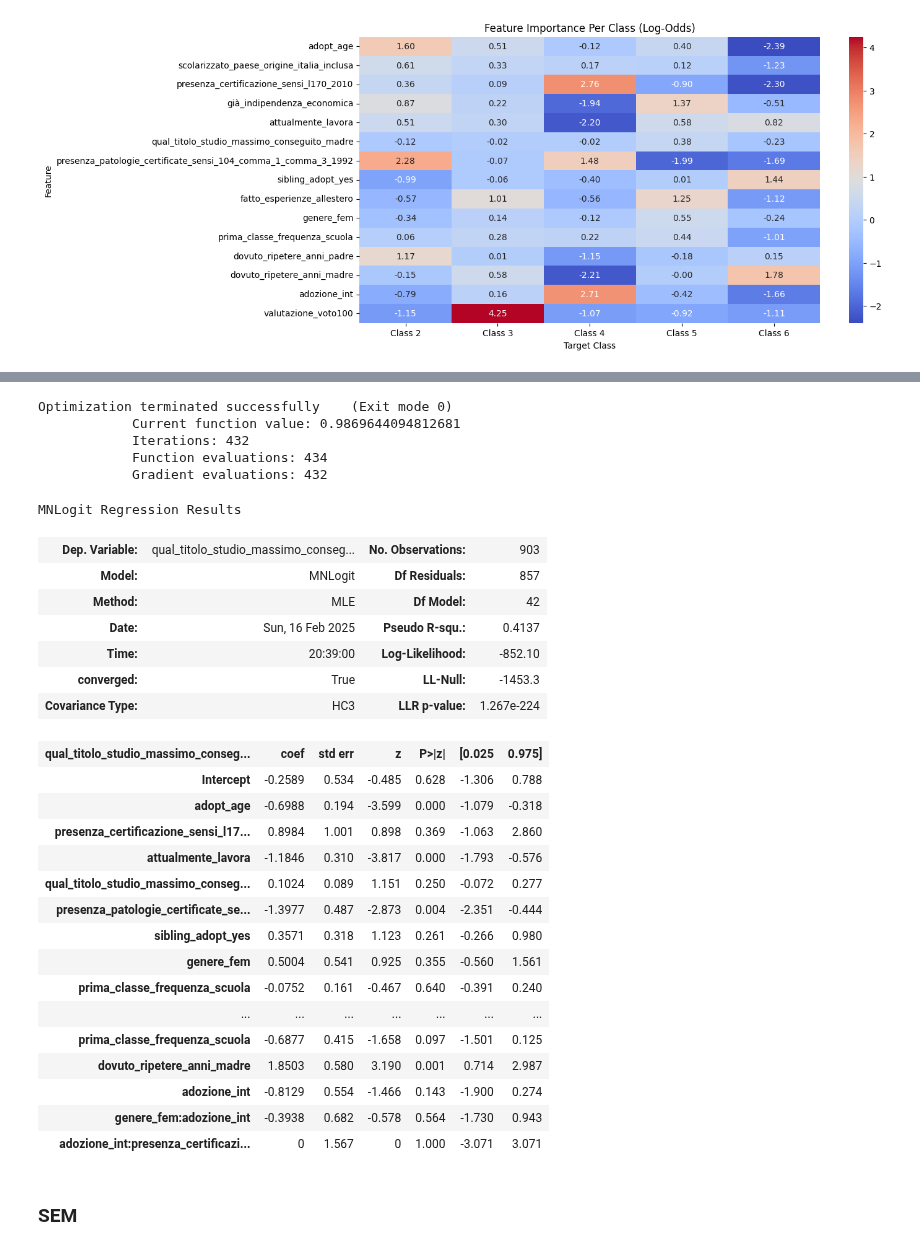
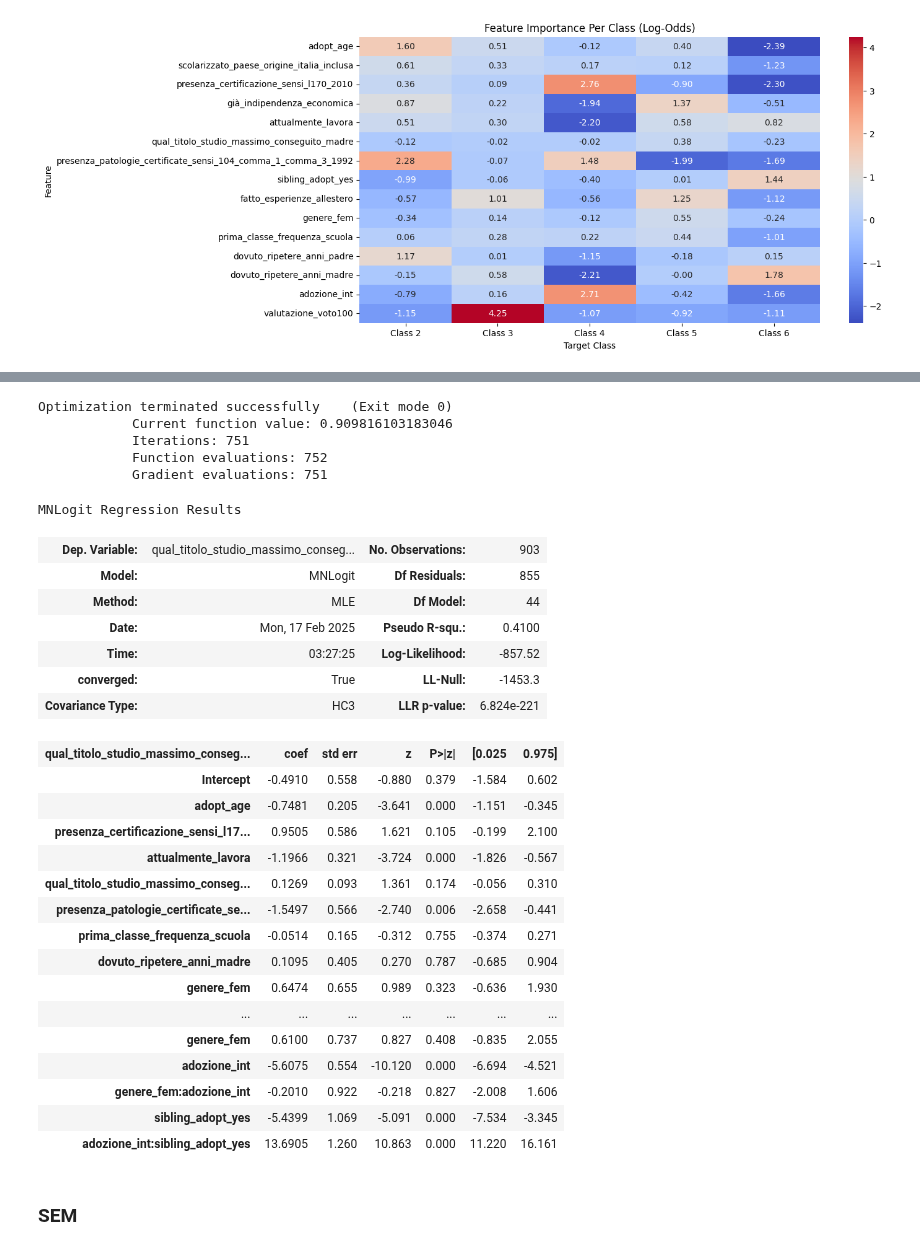
Before and after one commit to arina19-2000/unimi, a Jupyter notebook: tesi/adult_dataset.ipynb, the cells around one changed output, grey strips where cells are left out. Drawn from its saved outputs; the diff is of its cells as text; code cells hidden in the pictures.

```diff
--- a/tesi/adult_dataset.ipynb
+++ b/tesi/adult_dataset.ipynb
@@ -771,49 +808,46 @@ MNLogit Regression Results
 # %%
 model_eqn = "qual_titolo_studio_massimo_conseguito ~ " + " + ".join([
     "adopt_age",
     "presenza_certificazione_sensi_l170_2010",
     "attualmente_lavora",
     "qual_titolo_studio_massimo_conseguito_madre",
     "presenza_patologie_certificate_sensi_104_comma_1_comma_3_1992",
-    "sibling_adopt_yes",
-    "genere_fem",
     "prima_classe_frequenza_scuola",
     "dovuto_ripetere_anni_madre",
-    "adozione_int",
     "genere_fem * adozione_int",
-    "adozione_int * presenza_certificazione_sensi_l170_2010"
+    "adozione_int * sibling_adopt_yes"
 ])
 model = sm.MNLogit.from_formula(model_eqn, resampled_df).fit_regularized(
-    method="l1", alpha=0.5, maxiter=18000, cov_type="HC3"
+    method="l1", alpha=0.1, maxiter=18000, cov_type="HC3"
 )
 model.summary()
 # %% [output]
 Optimization terminated successfully    (Exit mode 0)
-            Current function value: 0.9869644094812681
-            Iterations: 432
-            Function evaluations: 434
-            Gradient evaluations: 432
+            Current function value: 0.909816103183046
+            Iterations: 751
+            Function evaluations: 752
+            Gradient evaluations: 751
 MNLogit Regression Results
 | Dep. Variable: | qual_titolo_studio_massimo_conseg... | No. Observations: | 903 |
-| Model: | MNLogit | Df Residuals: | 857 |
-| Method: | MLE | Df Model: | 42 |
-| Date: | Sun, 16 Feb 2025 | Pseudo R-squ.: | 0.4137 |
-| Time: | 20:39:00 | Log-Likelihood: | -852.10 |
+| Model: | MNLogit | Df Residuals: | 855 |
+| Method: | MLE | Df Model: | 44 |
+| Date: | Mon, 17 Feb 2025 | Pseudo R-squ.: | 0.4100 |
+| Time: | 03:27:25 | Log-Likelihood: | -857.52 |
 | converged: | True | LL-Null: | -1453.3 |
-| Covariance Type: | HC3 | LLR p-value: | 1.267e-224 |
+| Covariance Type: | HC3 | LLR p-value: | 6.824e-221 |
 | qual_titolo_studio_massimo_conseg... | coef | std err | z | P>|z| | [0.025 | 0.975] |
-| Intercept | -0.2589 | 0.534 | -0.485 | 0.628 | -1.306 | 0.788 |
-| adopt_age | -0.6988 | 0.194 | -3.599 | 0.000 | -1.079 | -0.318 |
-| presenza_certificazione_sensi_l17... | 0.8984 | 1.001 | 0.898 | 0.369 | -1.063 | 2.860 |
-| attualmente_lavora | -1.1846 | 0.310 | -3.817 | 0.000 | -1.793 | -0.576 |
-| qual_titolo_studio_massimo_conseg... | 0.1024 | 0.089 | 1.151 | 0.250 | -0.072 | 0.277 |
-| presenza_patologie_certificate_se... | -1.3977 | 0.487 | -2.873 | 0.004 | -2.351 | -0.444 |
-| sibling_adopt_yes | 0.3571 | 0.318 | 1.123 | 0.261 | -0.266 | 0.980 |
-| genere_fem | 0.5004 | 0.541 | 0.925 | 0.355 | -0.560 | 1.561 |
-| prima_classe_frequenza_scuola | -0.0752 | 0.161 | -0.467 | 0.640 | -0.391 | 0.240 |
+| Intercept | -0.4910 | 0.558 | -0.880 | 0.379 | -1.584 | 0.602 |
+| adopt_age | -0.7481 | 0.205 | -3.641 | 0.000 | -1.151 | -0.345 |
+| presenza_certificazione_sensi_l17... | 0.9505 | 0.586 | 1.621 | 0.105 | -0.199 | 2.100 |
+| attualmente_lavora | -1.1966 | 0.321 | -3.724 | 0.000 | -1.826 | -0.567 |
+| qual_titolo_studio_massimo_conseg... | 0.1269 | 0.093 | 1.361 | 0.174 | -0.056 | 0.310 |
+| presenza_patologie_certificate_se... | -1.5497 | 0.566 | -2.740 | 0.006 | -2.658 | -0.441 |
+| prima_classe_frequenza_scuola | -0.0514 | 0.165 | -0.312 | 0.755 | -0.374 | 0.271 |
+| dovuto_ripetere_anni_madre | 0.1095 | 0.405 | 0.270 | 0.787 | -0.685 | 0.904 |
+| genere_fem | 0.6474 | 0.655 | 0.989 | 0.323 | -0.636 | 1.930 |
 | ... | ... | ... | ... | ... | ... | ... |
-| prima_classe_frequenza_scuola | -0.6877 | 0.415 | -1.658 | 0.097 | -1.501 | 0.125 |
-| dovuto_ripetere_anni_madre | 1.8503 | 0.580 | 3.190 | 0.001 | 0.714 | 2.987 |
-| adozione_int | -0.8129 | 0.554 | -1.466 | 0.143 | -1.900 | 0.274 |
-| genere_fem:adozione_int | -0.3938 | 0.682 | -0.578 | 0.564 | -1.730 | 0.943 |
-| adozione_int:presenza_certificazi... | 0 | 1.567 | 0 | 1.000 | -3.071 | 3.071 |
+| genere_fem | 0.6100 | 0.737 | 0.827 | 0.408 | -0.835 | 2.055 |
+| adozione_int | -5.6075 | 0.554 | -10.120 | 0.000 | -6.694 | -4.521 |
+| genere_fem:adozione_int | -0.2010 | 0.922 | -0.218 | 0.827 | -2.008 | 1.606 |
+| sibling_adopt_yes | -5.4399 | 1.069 | -5.091 | 0.000 | -7.534 | -3.345 |
+| adozione_int:sibling_adopt_yes | 13.6905 | 1.260 | 10.863 | 0.000 | 11.220 | 16.161 |
```
Also changed, not shown: parts of 5 cells of this notebook.
